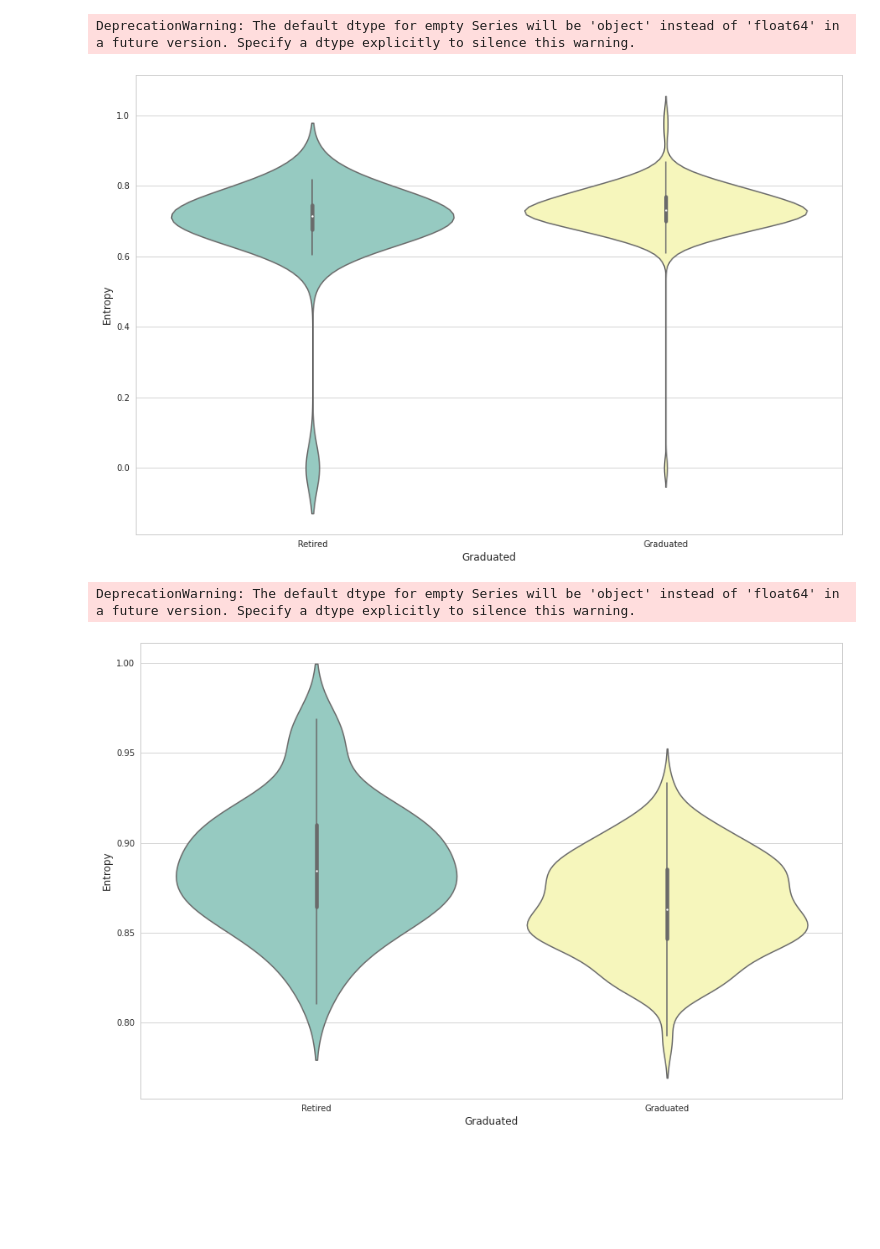
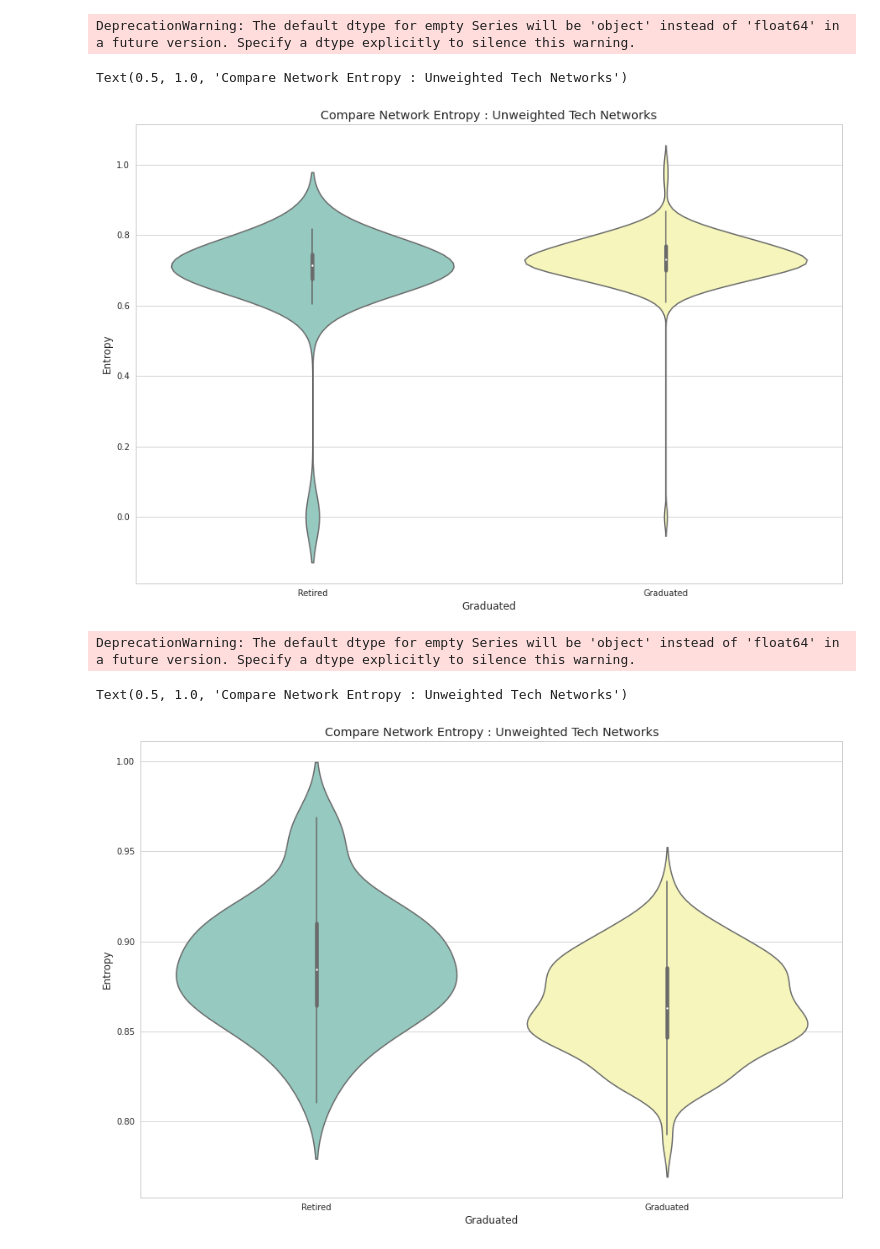
Before and after one commit to zenoWZH/ASFdata_analysis, a Jupyter notebook: network_entropy/network_analysis_entropy.ipynb, the cells around one changed output. Cells and saved outputs as stored; diff of their text form; code cells hidden in the pictures; blank space fills up the shorter version.

```diff
--- a/network_entropy/network_analysis_entropy.ipynb
+++ b/network_entropy/network_analysis_entropy.ipynb
@@ -744,12 +751,14 @@ DeprecationWarning: The default dtype for empty Series will be 'object' instead
 # %%
 sns.set_style("whitegrid")
 plt.figure(figsize=(15,10))
 
 ax = sns.violinplot(x="Graduated", y="Entropy",
                     data=df_tech_entropy_whole,
                     scale="width", palette="Set3")
+plt.title("Compare Network Entropy : Unweighted Tech Networks")
 # %% [output]
+Text(0.5, 1.0, 'Compare Network Entropy : Unweighted Tech Networks')
-[figure, old version]
+[figure, new version]
 # %%
 all_g = list()
 for x in all_graduated_name:
@@ -783,8 +792,10 @@ plt.figure(figsize=(15,10))
 ax = sns.violinplot(x="Graduated", y="Entropy",
                     data=df_social_entropy_whole,
                     scale="width", palette="Set3")
+plt.title("Compare Network Entropy : Unweighted Tech Networks")
 # %% [output]
+Text(0.5, 1.0, 'Compare Network Entropy : Unweighted Tech Networks')
-[figure, old version]
+[figure, new version]
 # %%
 all_g = list()
 for x in all_graduated_name:
```
Also changed, not shown: parts of 6 cells of this notebook, 5 other files.
